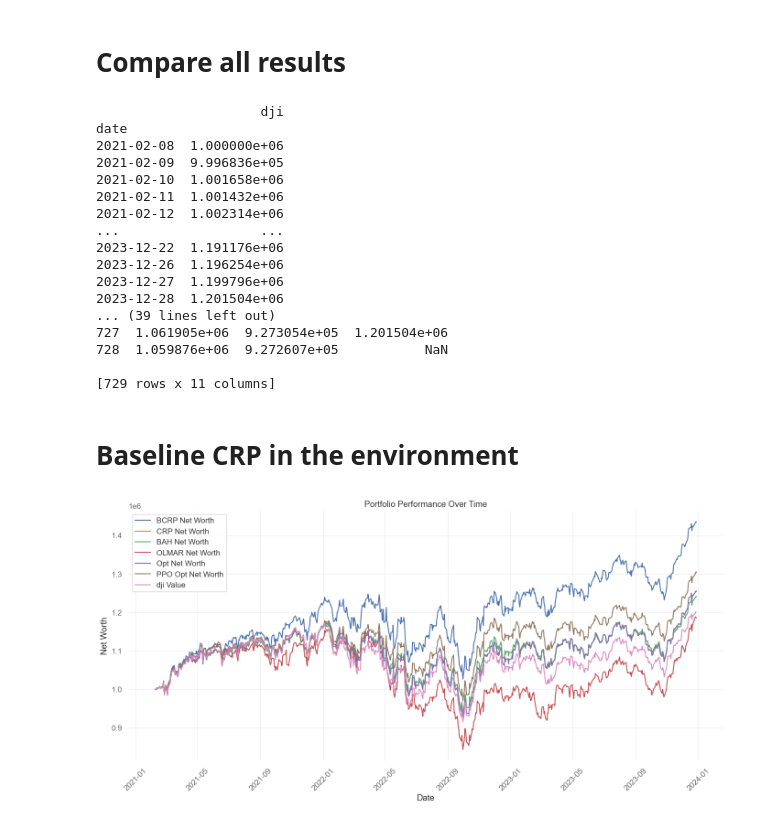
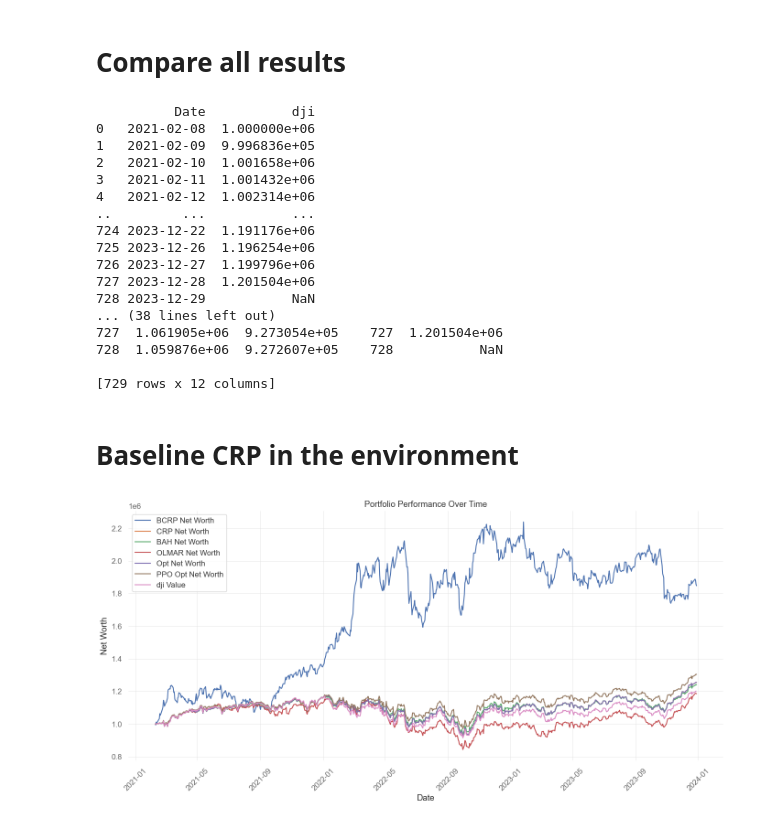
Before and after one commit to flpymonkey/Thesis, a Jupyter notebook: RL_Backtesting.ipynb, the cells around one changed output. Drawn from its saved outputs; the diff is of its cells as text; code cells hidden in the pictures.

Commit message:
Added BCRP online

```diff
--- a/RL_Backtesting.ipynb
+++ b/RL_Backtesting.ipynb
@@ -409,0 +412,28 @@ hit end!
+# %%
+# bcrp
+
+BCRP_results = {
+    "20212024": {},
+}
+
+environment_ppo.reset()
+agent_bcrp= DRLStableAgent(env = environment_ppo)
+model_bcrp= agent_bcrp.get_model("bcrp", None, None)
+
+values, dates = DRLStableAgent.DRL_prediction(model_bcrp, environment_ppo)
+BCRP_results["20212024"]["value"] = environment_ppo._terminal_asset_memory["final"]
+BCRP_results["20212024"]["date"] = environment_ppo._terminal_date_memory
+
+df_bcrp_opt = pd.DataFrame(BCRP_results["20212024"]["value"], columns=['bcrp_opt_net_worth'])
+df_bcrp_date = pd.DataFrame(BCRP_results["20212024"]["date"], columns=['Date'])
+if len(df_bcrp_opt) == len(df_bcrp_date):
+    df_bcrp_opt['Date'] = df_bcrp_date['Date']
+else:
+    raise ValueError("DataFrames do not have the same number of rows.")
+
+print(df_bcrp_opt)
+
+
+# assert the dates line up
+assert df_opt.loc[0,'Date'] == df_bcrp_opt.loc[0, 'Date']
+assert df_opt.loc[len(df_date)-1,'Date'] == df_bcrp_opt.loc[len(df_bcrp_opt)-1,'Date']
@@ -569,14 +617,14 @@ Kurtosis                    NaN
 # %%
 # Join the online algorithms
 
-bcrp = pd.read_csv('BCRP_net_worth.csv')
+# bcrp = pd.read_csv('BCRP_net_worth.csv')
 # crp = pd.read_csv('CRP_net_worth.csv')
 olmar = pd.read_csv('OLMAR_net_worth.csv')
 
 
 
-merged_df = bcrp
-merged_df = pd.merge(merged_df, olmar, on='Date')
+merged_df = olmar
+# merged_df = pd.merge(merged_df, olmar, on='Date')
 
 
 merged_df['Date'] = pd.to_datetime(merged_df['Date'])
@@ -584,6 +632,10 @@ merged_df['Date'] = pd.to_datetime(merged_df['Date'])
 # Merge the baseline CRP algorithm
 df_crp_opt['Date'] = pd.to_datetime(df_crp_opt['Date'])
 merged_df = pd.merge(merged_df, df_crp_opt, on='Date')
+
+# Merge the baseline BCRP algorithm
+df_bcrp_opt['Date'] = pd.to_datetime(df_bcrp_opt['Date'])
+merged_df = pd.merge(merged_df, df_bcrp_opt, on='Date')
 
 # Merge the baseline BAH algorithm
 df_bah_opt['Date'] = pd.to_datetime(df_bah_opt['Date'])
@@ -622,55 +674,56 @@ merged_df = pd.merge(merged_df, df_dji, on='Date')
 
 print(merged_df)
 # %% [output]
-                     dji
-date
-2021-02-08  1.000000e+06
-2021-02-09  9.996836e+05
-2021-02-10  1.001658e+06
-2021-02-11  1.001432e+06
-2021-02-12  1.002314e+06
-...                  ...
-2023-12-22  1.191176e+06
-2023-12-26  1.196254e+06
-2023-12-27  1.199796e+06
-2023-12-28  1.201504e+06
-... (39 lines left out)
-727  1.061905e+06  9.273054e+05  1.201504e+06
-728  1.059876e+06  9.272607e+05           NaN
+          Date           dji
+0   2021-02-08  1.000000e+06
+1   2021-02-09  9.996836e+05
+2   2021-02-10  1.001658e+06
+3   2021-02-11  1.001432e+06
+4   2021-02-12  1.002314e+06
+..         ...           ...
+724 2023-12-22  1.191176e+06
+725 2023-12-26  1.196254e+06
+726 2023-12-27  1.199796e+06
+727 2023-12-28  1.201504e+06
+728 2023-12-29           NaN
+... (38 lines left out)
+727  1.061905e+06  9.273054e+05    727  1.201504e+06
+728  1.059876e+06  9.272607e+05    728           NaN
 
-[729 rows x 11 columns]
+[729 rows x 12 columns]
 # %% [markdown]
 # Baseline CRP in the environment
 # %%
 # Use the correct backend for Jupyter
 %matplotlib inline
 import matplotlib.pyplot as plt
 
 # TODO make sure all dates line up, fix CRP and OLMAR
 
 # Plot the DataFrame
 plt.figure(figsize=(14, 7))
-plt.plot(merged_df['Date'], merged_df['BCRP_net_worth'], label='BCRP Net Worth')
+#plt.plot(merged_df['Date'], merged_df['BCRP_net_worth'], label='BCRP Net Worth')
+plt.plot(merged_df['Date'], merged_df['bcrp_opt_net_worth'], label='BCRP Net Worth')
 # plt.plot(merged_df['Date'], merged_df['CRP_net_worth'], label='CRP Net Worth')# CRP and Opt net worth are basically on the same line
 plt.plot(merged_df['Date'], merged_df['crp_opt_net_worth'], label='CRP Net Worth')
 plt.plot(merged_df['Date'], merged_df['bah_opt_net_worth'], label='BAH Net Worth')
 plt.plot(merged_df['Date'], merged_df['OLMAR_net_worth'], label='OLMAR Net Worth')
 plt.plot(merged_df['Date'], merged_df['opt_net_worth'], label='Opt Net Worth')
 plt.plot(merged_df['Date'], merged_df['ppo_opt_net_worth'], label='PPO Opt Net Worth')
 # plt.plot(merged_df['Date'], merged_df['ppo_value'], label='PPO Value')
 # plt.plot(merged_df['Date'], merged_df['td3_value'], label='TD3 Value')
 # plt.plot(merged_df['Date'], merged_df['a2c_value'], label='A2C Value')
 plt.plot(merged_df['Date'], merged_df['dji'], label='dji Value')
 plt.xlabel('Date')
 plt.ylabel('Net Worth')
 plt.title('Portfolio Performance Over Time')
 plt.legend()
 plt.xticks(rotation=45)
 plt.grid(True)
 plt.tight_layout()
 plt.show()
 # %% [output]
-[figure, old version]
+[figure, new version]
 # %%
 import numpy as np
 import pprint
```
Also changed, not shown: parts of 5 cells of this notebook, 5 other files.
